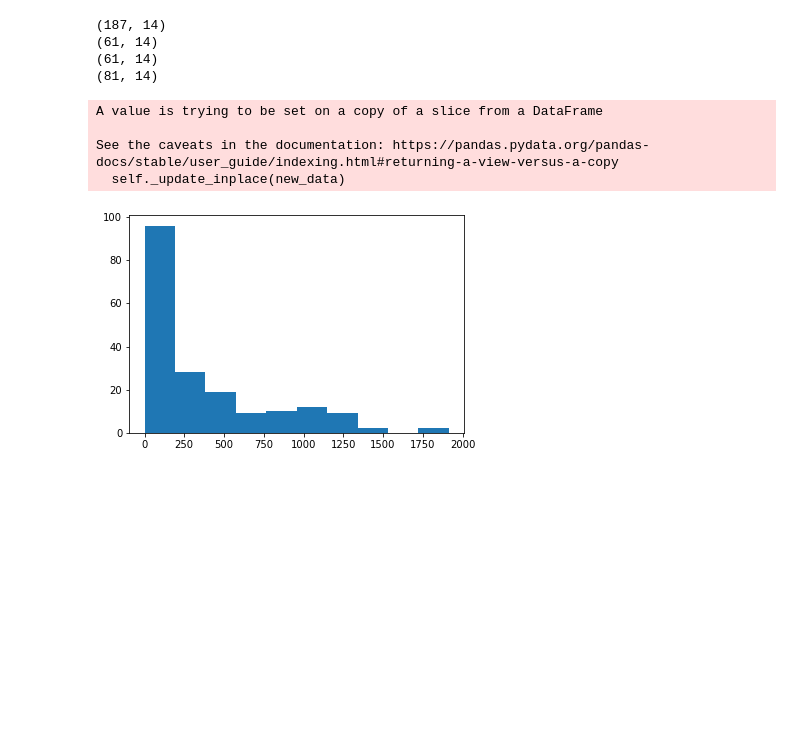
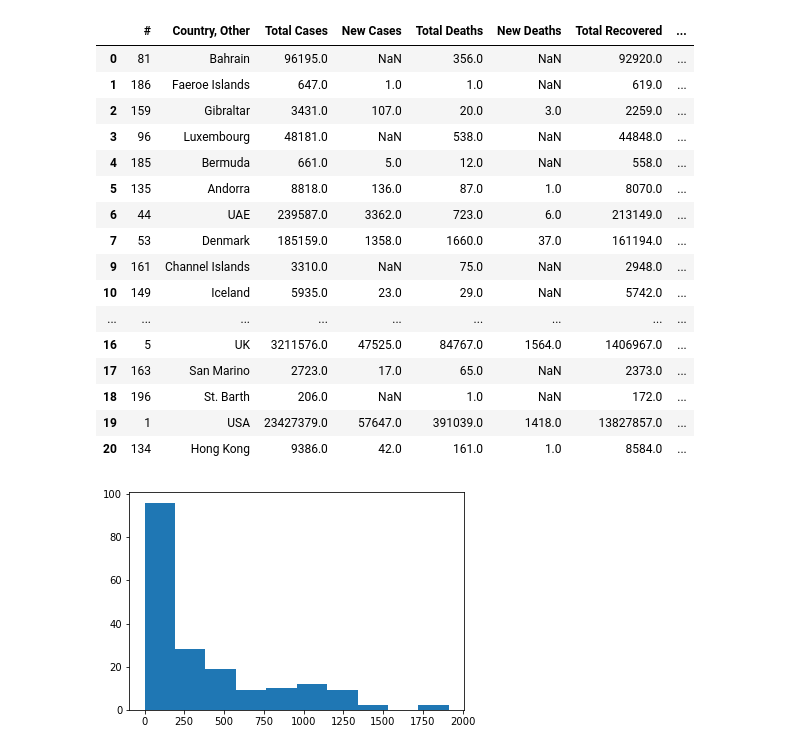
Before and after one commit to davidvsad/Capstone1, a Jupyter notebook: Covid_World.ipynb, the cells around one changed output. Saved outputs shown, nothing was run; the diff lists cells and outputs as text; code cells hidden in the pictures; blank space fills up the shorter version.

```diff
--- a/Covid_World.ipynb
+++ b/Covid_World.ipynb
@@ -143,24 +169,23 @@ covidtest_df = covidtest_df[covidtest_df['Deaths per 1M pop'].notna()]
-# %%
-print(covidtest_df.shape)
-H_test = covidtest_df.iloc[0:61]
-print(H_test.shape)
-M_test = covid_df.iloc[61:122]
-print(M_test.shape)
-L_test = covid_df.iloc[122:232]
-print(L_test.shape)
-# %% [output]
-(187, 14)
-(61, 14)
-(61, 14)
-(81, 14)
-# %%
-M_test.fillna(M_test.mean(), inplace=True)
-L_test.fillna(M_test.mean(), inplace=True)
-# %% [output]
-A value is trying to be set on a copy of a slice from a DataFrame
-
-See the caveats in the documentation: https://pandas.pydata.org/pandas-docs/stable/user_guide/indexing.html#returning-a-view-versus-a-copy
-  self._update_inplace(new_data)
+# %%
+H_test.head(20)
+# %% [output]
+|  | # | Country, Other | Total Cases | New Cases | Total Deaths | New Deaths | Total Recovered | ... |
+| 0 | 81 | Bahrain | 96195.0 | NaN | 356.0 | NaN | 92920.0 | ... |
+| 1 | 186 | Faeroe Islands | 647.0 | 1.0 | 1.0 | NaN | 619.0 | ... |
+| 2 | 159 | Gibraltar | 3431.0 | 107.0 | 20.0 | 3.0 | 2259.0 | ... |
+| 3 | 96 | Luxembourg | 48181.0 | NaN | 538.0 | NaN | 44848.0 | ... |
+| 4 | 185 | Bermuda | 661.0 | 5.0 | 12.0 | NaN | 558.0 | ... |
+| 5 | 135 | Andorra | 8818.0 | 136.0 | 87.0 | 1.0 | 8070.0 | ... |
+| 6 | 44 | UAE | 239587.0 | 3362.0 | 723.0 | 6.0 | 213149.0 | ... |
+| 7 | 53 | Denmark | 185159.0 | 1358.0 | 1660.0 | 37.0 | 161194.0 | ... |
+| 9 | 161 | Channel Islands | 3310.0 | NaN | 75.0 | NaN | 2948.0 | ... |
+| 10 | 149 | Iceland | 5935.0 | 23.0 | 29.0 | NaN | 5742.0 | ... |
+| ... | ... | ... | ... | ... | ... | ... | ... | ... |
+| 16 | 5 | UK | 3211576.0 | 47525.0 | 84767.0 | 1564.0 | 1406967.0 | ... |
+| 17 | 163 | San Marino | 2723.0 | 17.0 | 65.0 | NaN | 2373.0 | ... |
+| 18 | 196 | St. Barth | 206.0 | NaN | 1.0 | NaN | 172.0 | ... |
+| 19 | 1 | USA | 23427379.0 | 57647.0 | 391039.0 | 1418.0 | 13827857.0 | ... |
+| 20 | 134 | Hong Kong | 9386.0 | 42.0 | 161.0 | 1.0 | 8584.0 | ... |
 # %%
 plt.hist(covidtest_df['Deaths per 1M pop'])
 plt.show()
```
Also changed, not shown: parts of 26 cells of this notebook.
